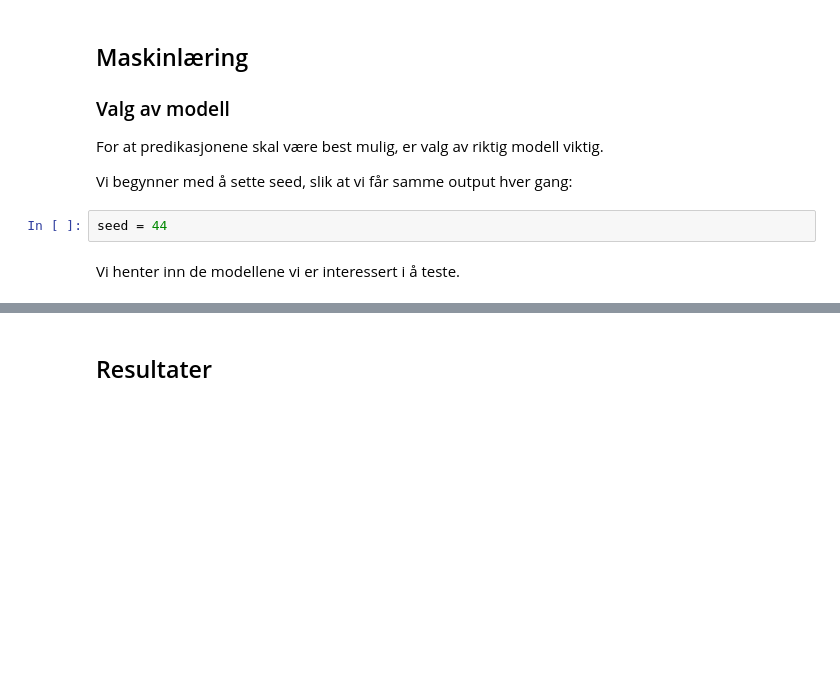
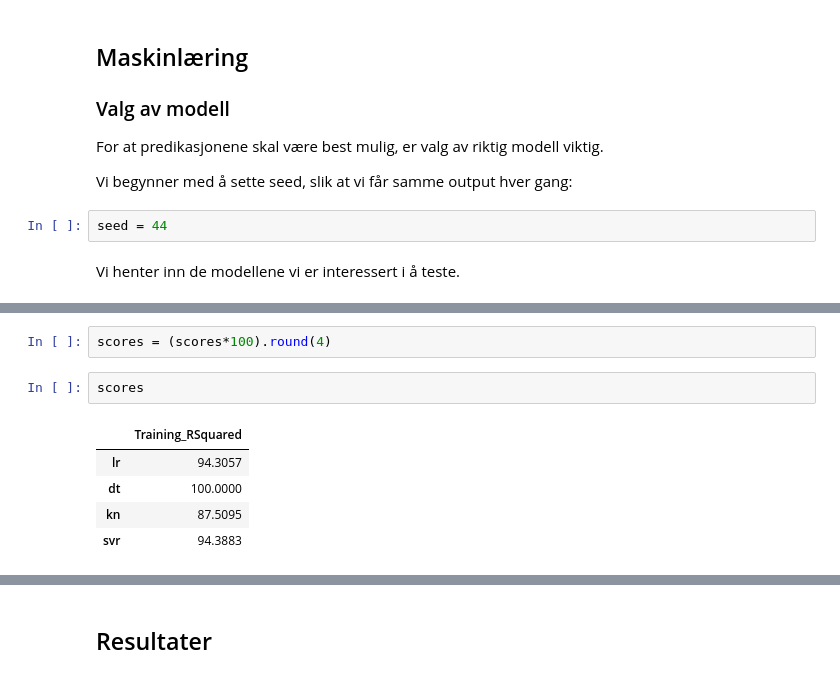
Before and after one commit to sebastianberge/ames-housing-prices, a Jupyter notebook: Ames - Housing Prices.ipynb, the cells around one changed output, grey strips where cells are left out. Cells and saved outputs as stored; diff of their text form; blank space fills up the shorter version.

```diff
--- a/Ames - Housing Prices.ipynb
+++ b/Ames - Housing Prices.ipynb
@@ -477,0 +504,10 @@ kn = KNeighborsRegressor(n_jobs = -1)
+# %%
+scores = (scores*100).round(4)
+# %%
+scores
+# %% [output]
+|  | Training_RSquared |
+| lr | 94.3057 |
+| dt | 100.0000 |
+| kn | 87.5095 |
+| svr | 94.3883 |
```
Also changed, not shown: parts of 15 cells of this notebook, 1 other file.
